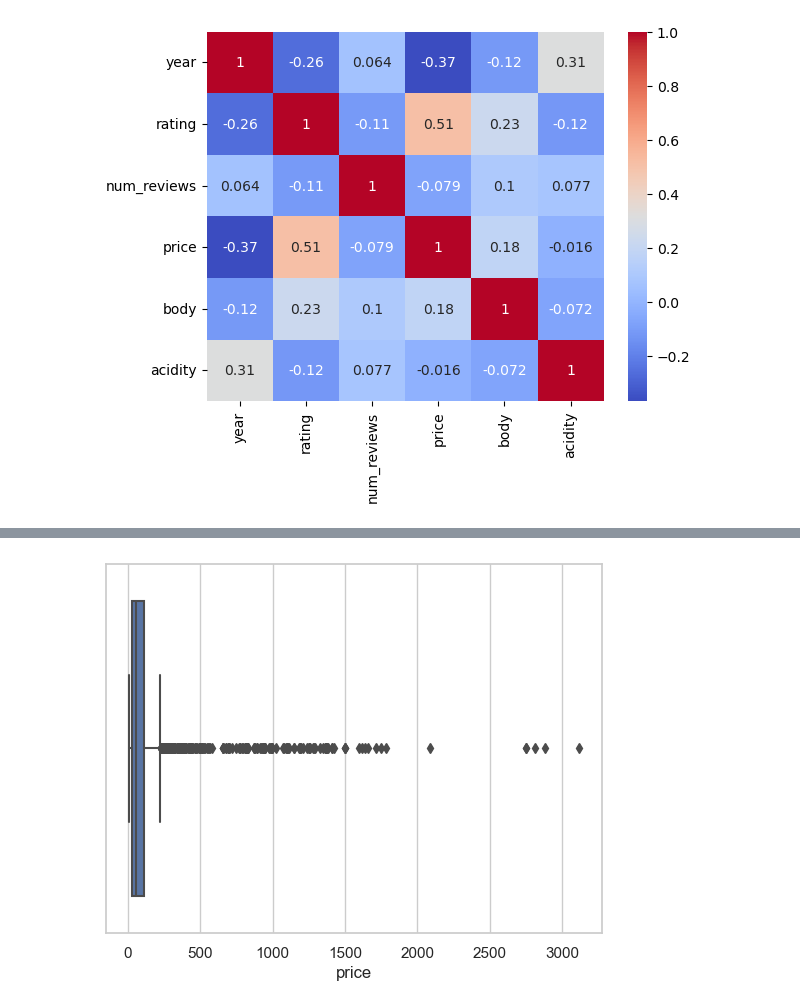
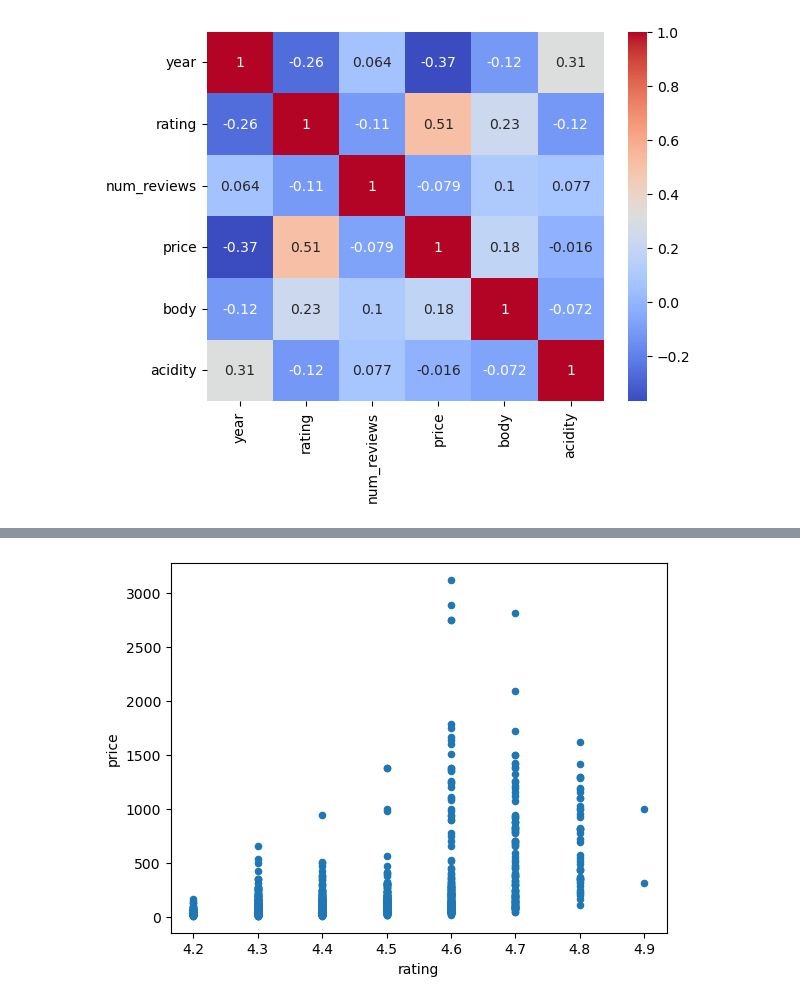
Before and after one commit to rynedaniels/Spanish-Wine, a Jupyter notebook: Wine-Exploratory-Viz.ipynb, the cells around one changed output, grey strips where cells are left out. Cells and saved outputs as stored; diff of their text form; code cells hidden in the pictures.

```diff
--- a/Wine-Exploratory-Viz.ipynb
+++ b/Wine-Exploratory-Viz.ipynb
@@ -141,4 +135,4 @@ plt.show()
-# %%
-sns.boxplot(x=df['price']);
-# %% [output]
-[figure, removed]
+# %%
+ax = df.plot(kind='scatter', x='rating', y='price' )
+# %% [output]
+[figure, added]
```
Also changed, not shown: parts of 2 cells of this notebook, 3 other files.
